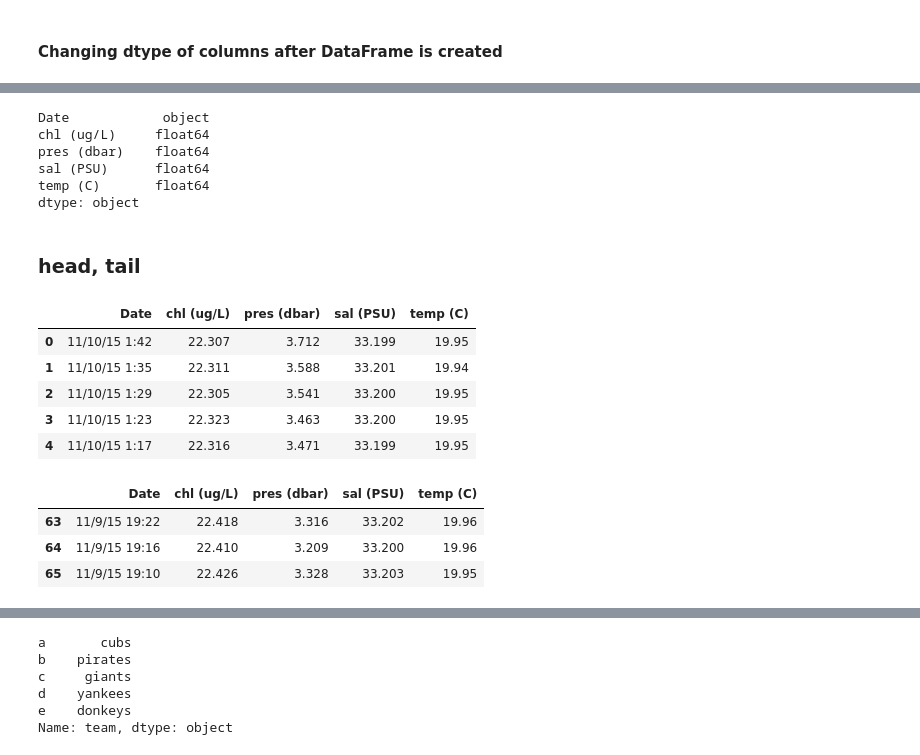
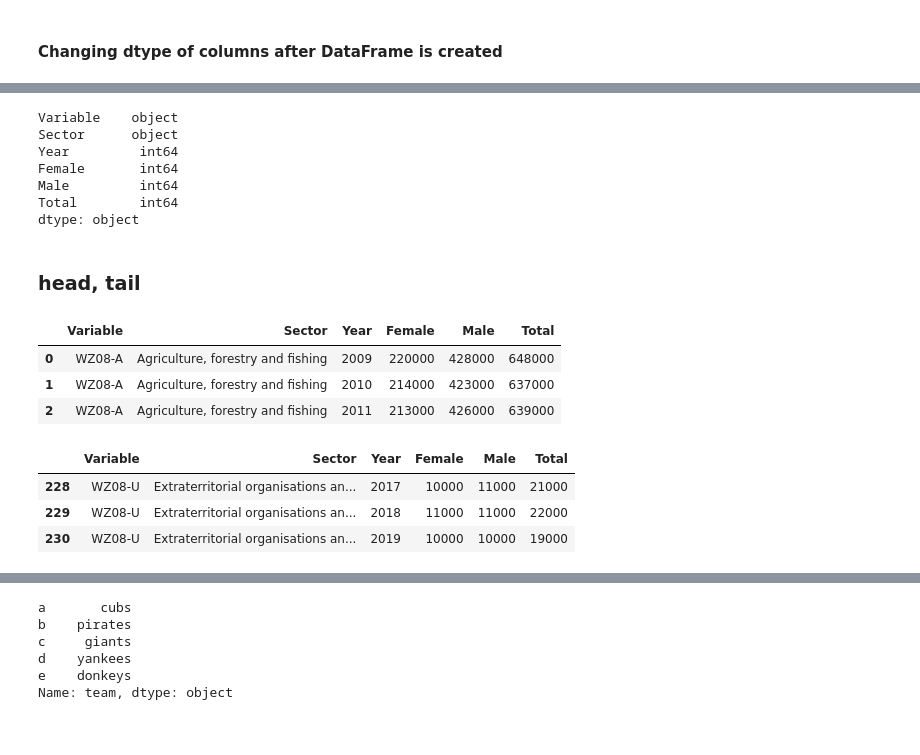
Before and after one commit to bvanelli/python-for-data-analysis, a Jupyter notebook: lessons/lesson06.ipynb, the cells around one changed output, grey strips where cells are left out. Cells and saved outputs as stored; diff of their text form; code cells hidden in the pictures.

```diff
--- a/lessons/lesson06.ipynb
+++ b/lessons/lesson06.ipynb
@@ -346,7 +385,7 @@ df.describe()
 # %%
 # read_csv with defaults
 # by default column headers are the first row and row indexes are integers starting from zero
-df_sio = pd.read_csv('../data/scripps_pier_20151110.csv')
+df_sio = pd.read_csv('../data/employment-12211-9008_en.csv')
 # %%
 df_sio.head()
 # %% [output]
@@ -425,41 +489,38 @@ dtype: object
 # %%
-# method 1: list comprehension (one column)
-df_sio['chl (ug/L)'] = [float(x) for x in df_sio['chl (ug/L)']]
+# Method 1: list comprehension (one column)
+df_sio2['Year'] = [int(x) for x in df_sio['Year']]
 # %%
-# method 2: pd.to_numeric (one column)
-df_sio['pres (dbar)'] = pd.to_numeric(df_sio['pres (dbar)'])
+# Method 2: pd.to_numeric (one column)
+df_sio2['Total'] = pd.to_numeric(df_sio2['Total'])
 # %%
-# method 3: apply(pd.to_numeric) (multiple columns)
-df_sio[['sal (PSU)','temp (C)']] = df_sio[['sal (PSU)','temp (C)']].apply(pd.to_numeric)
+# Method 3: apply(pd.to_numeric) (multiple columns)
+df_sio2[['Male', 'Female']] = df_sio[['Male', 'Female']].apply(pd.to_numeric)
 # %%
-df_sio.dtypes
+df_sio2.dtypes
 # %% [output]
-Date            object
-chl (ug/L)     float64
-pres (dbar)    float64
-sal (PSU)      float64
-temp (C)       float64
+Variable    object
+Sector      object
+Year         int64
+Female       int64
+Male         int64
+Total        int64
 dtype: object
 # %% [markdown]
-<a id="headtail"></a>
-
 ### head, tail
 # %%
 # add a number to change the number of rows printed
-df_sio.head()
+df_sio.head(3)
 # %% [output]
-|  | Date | chl (ug/L) | pres (dbar) | sal (PSU) | temp (C) |
-| 0 | 11/10/15 1:42 | 22.307 | 3.712 | 33.199 | 19.95 |
-| 1 | 11/10/15 1:35 | 22.311 | 3.588 | 33.201 | 19.94 |
-| 2 | 11/10/15 1:29 | 22.305 | 3.541 | 33.200 | 19.95 |
-| 3 | 11/10/15 1:23 | 22.323 | 3.463 | 33.200 | 19.95 |
-| 4 | 11/10/15 1:17 | 22.316 | 3.471 | 33.199 | 19.95 |
+|  | Variable | Sector | Year | Female | Male | Total |
+| 0 | WZ08-A | Agriculture, forestry and fishing | 2009 | 220000 | 428000 | 648000 |
+| 1 | WZ08-A | Agriculture, forestry and fishing | 2010 | 214000 | 423000 | 637000 |
+| 2 | WZ08-A | Agriculture, forestry and fishing | 2011 | 213000 | 426000 | 639000 |
 # %%
 # tail works the same way
 df_sio.tail(3)
 # %% [output]
-|  | Date | chl (ug/L) | pres (dbar) | sal (PSU) | temp (C) |
-| 63 | 11/9/15 19:22 | 22.418 | 3.316 | 33.202 | 19.96 |
-| 64 | 11/9/15 19:16 | 22.410 | 3.209 | 33.200 | 19.96 |
-| 65 | 11/9/15 19:10 | 22.426 | 3.328 | 33.203 | 19.95 |
+|  | Variable | Sector | Year | Female | Male | Total |
+| 228 | WZ08-U | Extraterritorial organisations an... | 2017 | 10000 | 11000 | 21000 |
+| 229 | WZ08-U | Extraterritorial organisations an... | 2018 | 11000 | 11000 | 22000 |
+| 230 | WZ08-U | Extraterritorial organisations an... | 2019 | 10000 | 10000 | 19000 |
 # %%
```
Also changed, not shown: parts of 83 cells of this notebook, 9 other files.
